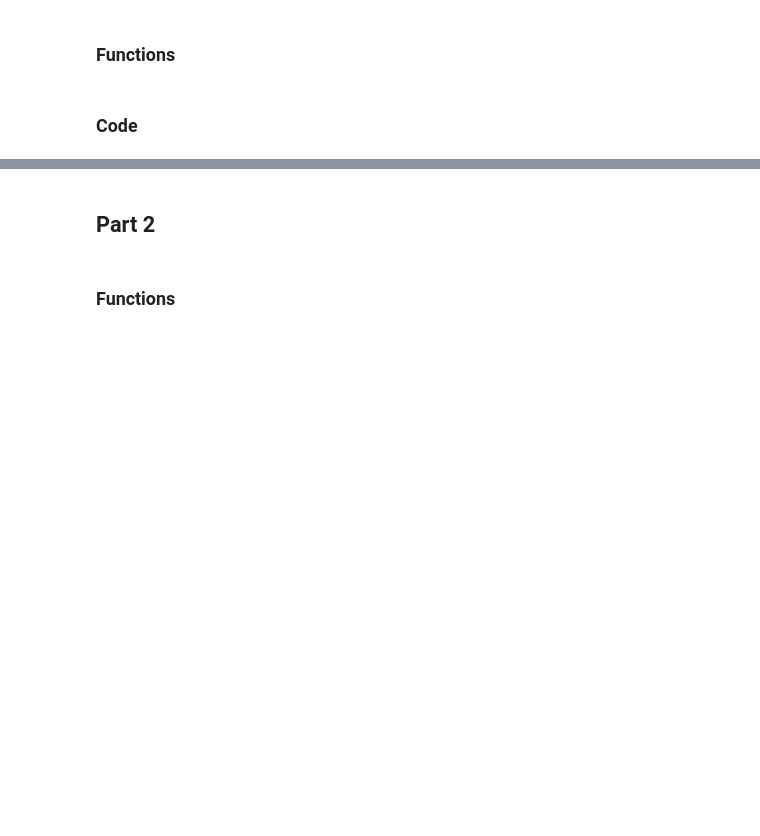
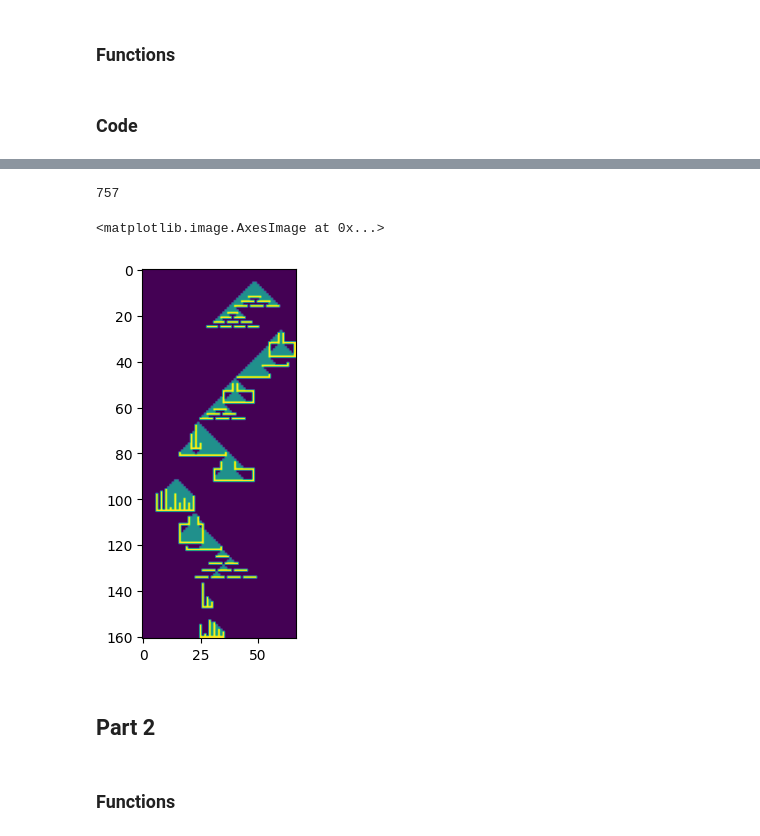
Before and after one commit to Sander-Sebregts/aoc_22, a Jupyter notebook: adventofcode_22.ipynb, the cells around one changed output, grey strips where cells are left out. Saved outputs shown, nothing was run; the diff lists cells and outputs as text; code cells hidden in the pictures; blank space fills up the shorter version.

```diff
--- a/adventofcode_22.ipynb
+++ b/adventofcode_22.ipynb
@@ -1133,3 +1218,13 @@ reduce(lambda x,y: x*y, [len(new_input)-new_input.index(divider) for divider in
+# %%
+new_field = deepcopy(field)
+n_sand, new_field = drop_sand(field=deepcopy(new_field))
+print(n_sand)
+npsand = np.array(new_field)
+plt.imshow(npsand[:,450:])
+# %% [output]
+757
+<matplotlib.image.AxesImage at 0x...>
+[figure, added]
 # %% [markdown]
 ## Part 2
 # %% [markdown]
```
Also changed, not shown: parts of 10 cells of this notebook, 1 other file.
